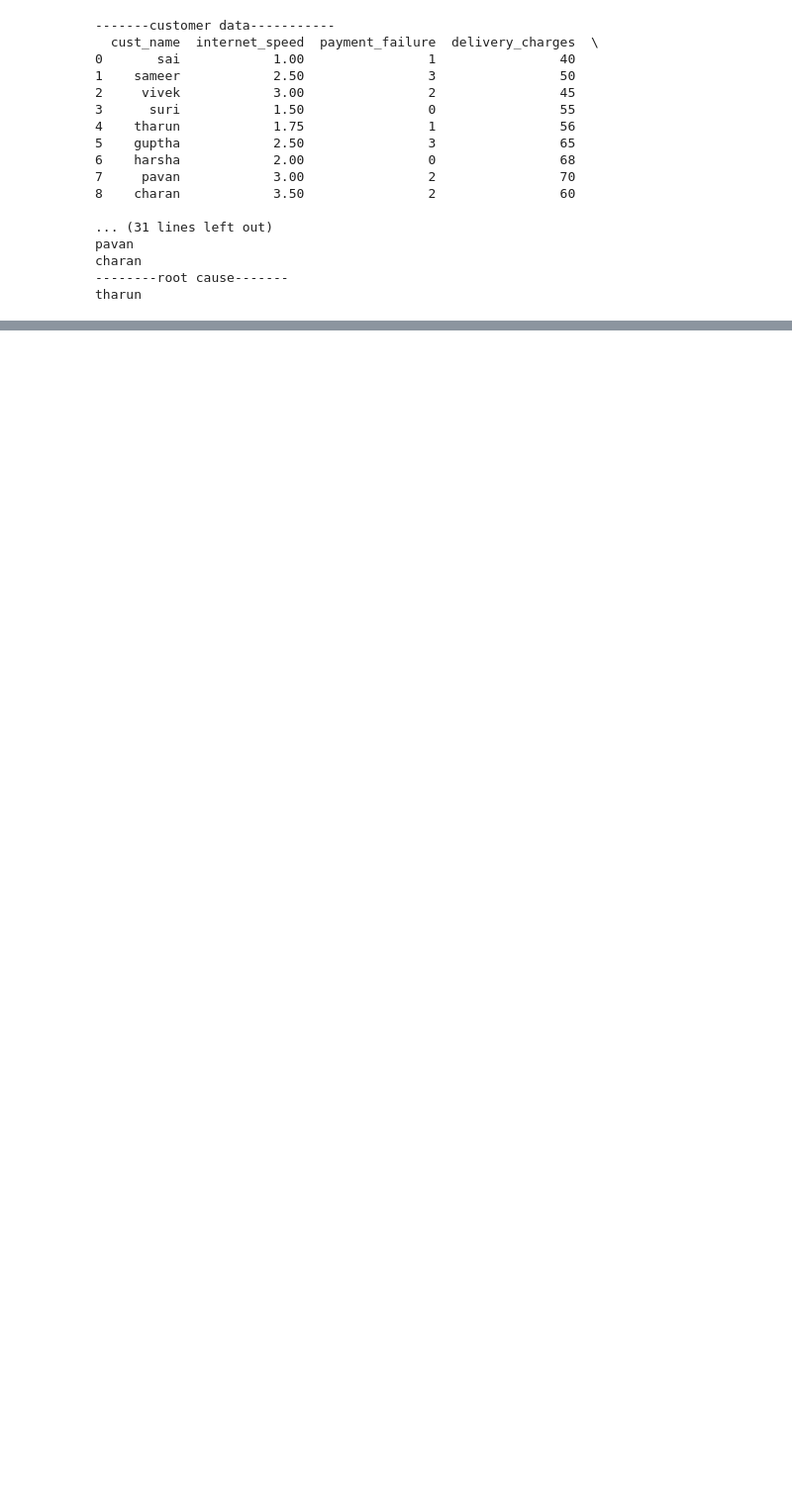
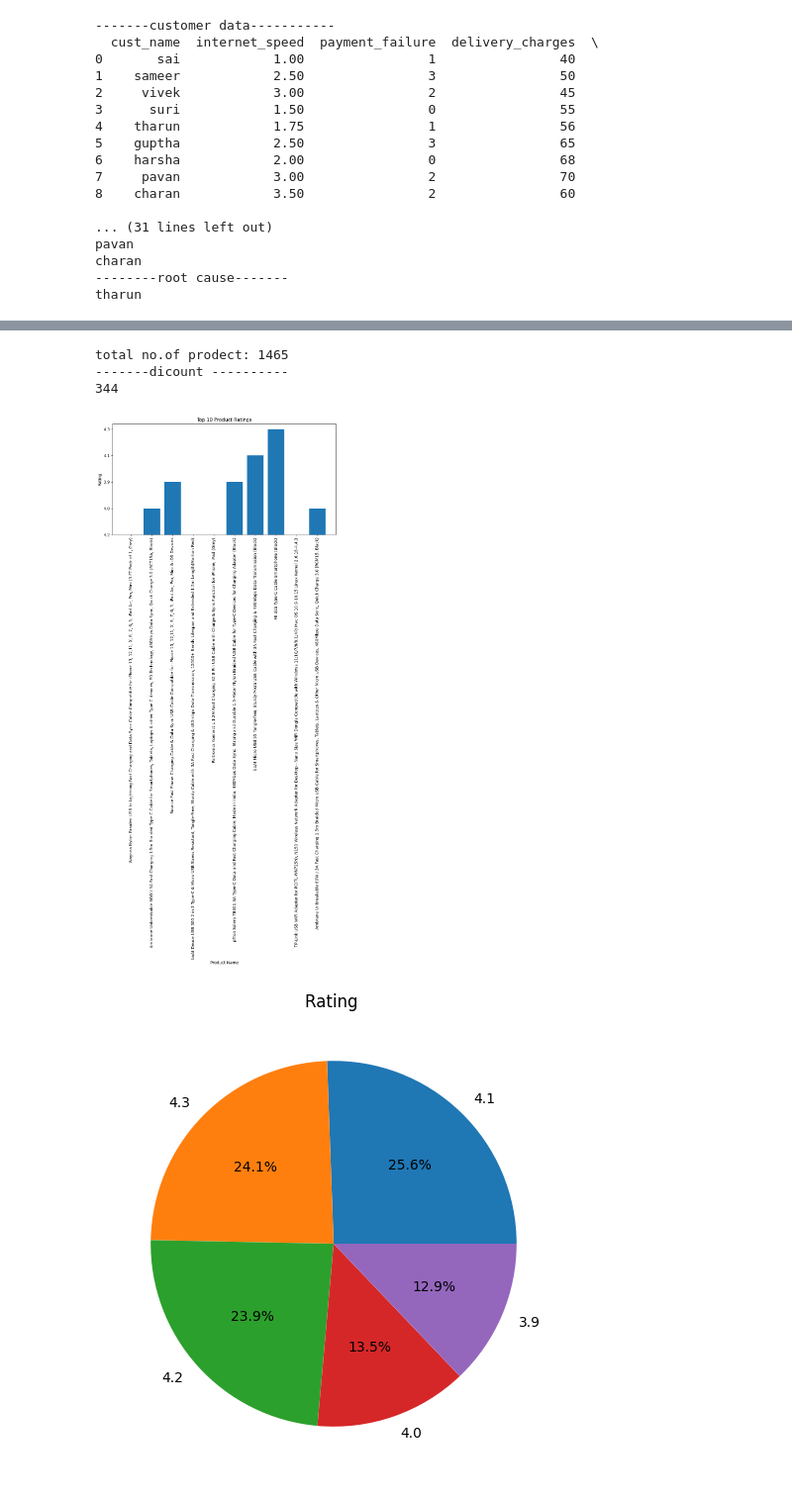
Before and after one commit to jvnsaithilak/Data_analytics_training, a Jupyter notebook: DA_1.ipynb, the cells around one changed output, grey strips where cells are left out. Shown at 99% size. Saved outputs shown, nothing was run; the diff lists cells and outputs as text; code cells hidden in the pictures; blank space fills up the shorter version.

```diff
--- a/DA_1.ipynb
+++ b/DA_1.ipynb
@@ -92,0 +131,67 @@ tharun
+# %%
+import pandas as pd
+import matplotlib.pyplot as plt
+
+data = pd.read_csv('amazon.csv', encoding='latin1')
+
+df = pd.DataFrame(data)
+
+# Clean and convert 'discount_percentage' to numeric
+df['discount_percentage'] = df['discount_percentage'].str.replace('%', '').astype(float)
+
+print("total no.of prodect:",len(df['product_id']))
+
+print("-------dicount ----------")
+# Now, compare numerically
+discount = df[df['discount_percentage'] <= 30]
+print(len(discount))
+# ---------------------------------------------
+# BAR CHART
+# ---------------------------------------------
+top_products = df.head(10)
+
+plt.figure(figsize=(10,5))
+plt.bar(top_products['product_name'], top_products['rating'])
+
+plt.xticks(rotation=90)
+plt.xlabel("Product Name")
+plt.ylabel("Rating")
+plt.title("Top 10 Product Ratings")
+
+plt.tight_layout()
+plt.show()
+
+# ---------------------------------------------
+# PIE CHART
+# ---------------------------------------------
+rating_count = df['rating'].value_counts().head(5)
+
+plt.figure(figsize=(6,6))
+plt.pie(rating_count,
+        labels=rating_count.index,
+        autopct='%1.1f%%')
+
+plt.title("Rating ")
+plt.show()
+
+# ---------------------------------------------
+# LINE CHART
+# ---------------------------------------------
+plt.figure(figsize=(10,5))
+
+plt.plot(top_products['discount_percentage'],
+         top_products['actual_price'],
+         marker='o')
+
+plt.xlabel("Discount Percentage")
+plt.ylabel("Actual Price")
+plt.title("Discount vs Actual Price")
+
+plt.grid(True)
+plt.show()
+# %% [output]
+total no.of prodect: 1465
+-------dicount ----------
+344
+[figure, added]
+[figure, added]
```
Also changed, not shown: parts of 5 cells of this notebook.
